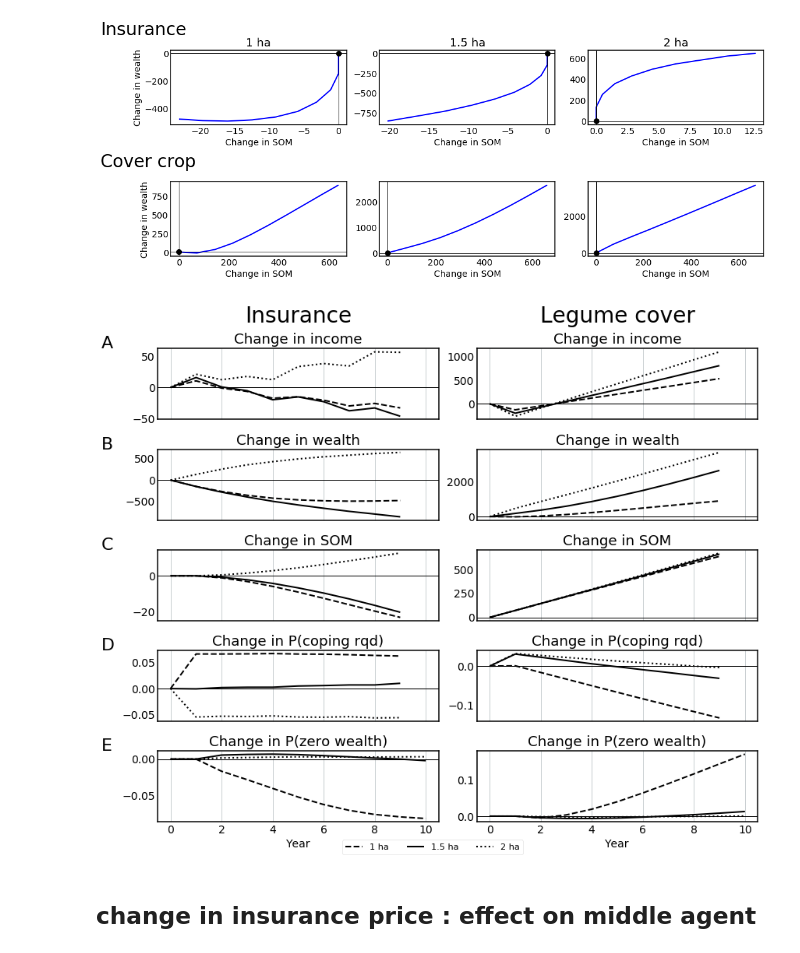
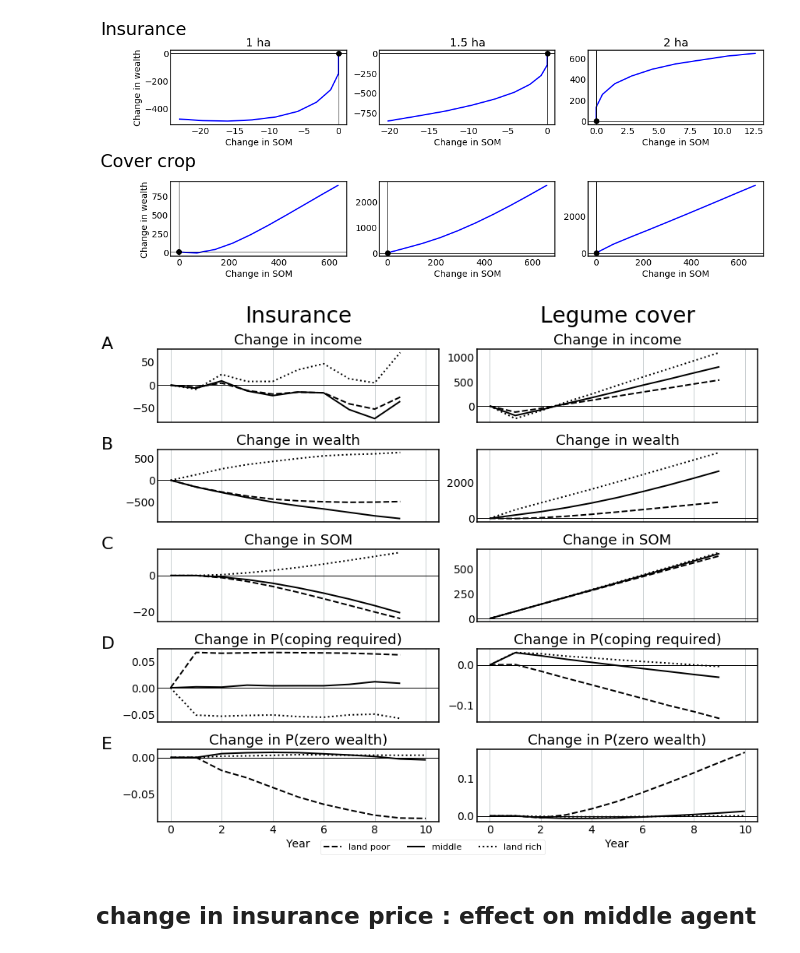
Before and after one commit to t-g-williams/adaptation_abm, a Jupyter notebook: experiments/explore mechanisms.ipynb, the cells around one changed output. Cells and saved outputs as stored; diff of their text form; code cells hidden in the pictures.

```diff
--- a/experiments/explore mechanisms.ipynb
+++ b/experiments/explore mechanisms.ipynb
@@ -47,7 +47,7 @@ scenarios = {
 ## SOM and wealth trajectories
 # %%
 # FUN THE MODEL
-nreps = 60000
+nreps = 10000
 ncores = 40
 mods = msc.multi_mod_run(nreps, inp_base, scenarios, ncores)
 # %%
@@ -89,6 +89,7 @@ import string
 fig, axs = plt.subplots(5,2, figsize=(12,10), sharex=True)
 pols = ['insurance', 'cover_crop']
 land_areas = [1, 1.5, 2]
+land_areas_str = ['land poor','middle','land rich']
 # ltys = ['-',':','-.']
 ltys = ['--','-',':']
 
@@ -99,36 +100,36 @@ for o, outcome in enumerate(['income','wealth','organic','coping', 'zero_wealth'
             ## format the data
             areas = mods['baseline']['land_area'] == land_area
             if outcome != 'zero_wealth':
                 data = np.swapaxes(mods[pol][outcome].astype(float) - mods['baseline'][outcome].astype(float), 0, 1)
                 data = np.mean(data[:,areas], axis=1)
             else:
                 data = np.swapaxes((mods[pol]['wealth']>0).astype(float) - (mods['baseline']['wealth']>0).astype(float), 0, 1)
                 data = np.mean(data[:,areas], axis=1)
 
             # plot
             start = 11 if outcome in ['wealth','organic'] else 10
             ax.plot(data[start:], lw=2, label='{} ha'.format(land_area), ls=ltys[l], color='k')
 
             ax.axhline(0, color='k', lw=1, label='_nolegend_')
             if outcome == 'organic':
                 titl = 'SOM'
             elif outcome == 'coping':
-                titl = 'P(coping rqd)'
+                titl = 'P(coping required)'
             elif outcome == 'zero_wealth':
                 titl = 'P(zero wealth)'
             else:
                 titl = outcome
             ax.set_title('Change in {}'.format(titl))
             ax.grid(False, axis='y')
     axs[o,0].text(-0.2,1,string.ascii_uppercase[o], transform=axs[o,0].transAxes, fontsize=22)
 
 axs[-1,0].set_xlabel('Year')
 axs[-1,1].set_xlabel('Year')
 axs[0,0].text(0.5, 1.3, 'Insurance', va='bottom', ha='center', fontsize=28, transform=axs[0,0].transAxes)
 axs[0,1].text(0.5, 1.3, 'Legume cover', va='bottom', ha='center', fontsize=28, transform=axs[0,1].transAxes)
-lg = fig.legend([str(li) + ' ha' for li in land_areas], ncol=3, bbox_to_anchor=[0.5, 0], loc='lower center')
+lg = fig.legend([li for li in land_areas_str], ncol=3, bbox_to_anchor=[0.5, 0], loc='lower center')
 # %% [output]
-[figure, old version]
+[figure, new version]
 # %% [markdown]
 ## change in insurance price : effect on middle agent
 # %% [markdown]
```
Also changed, not shown: parts of 3 cells of this notebook, 3 other files.
